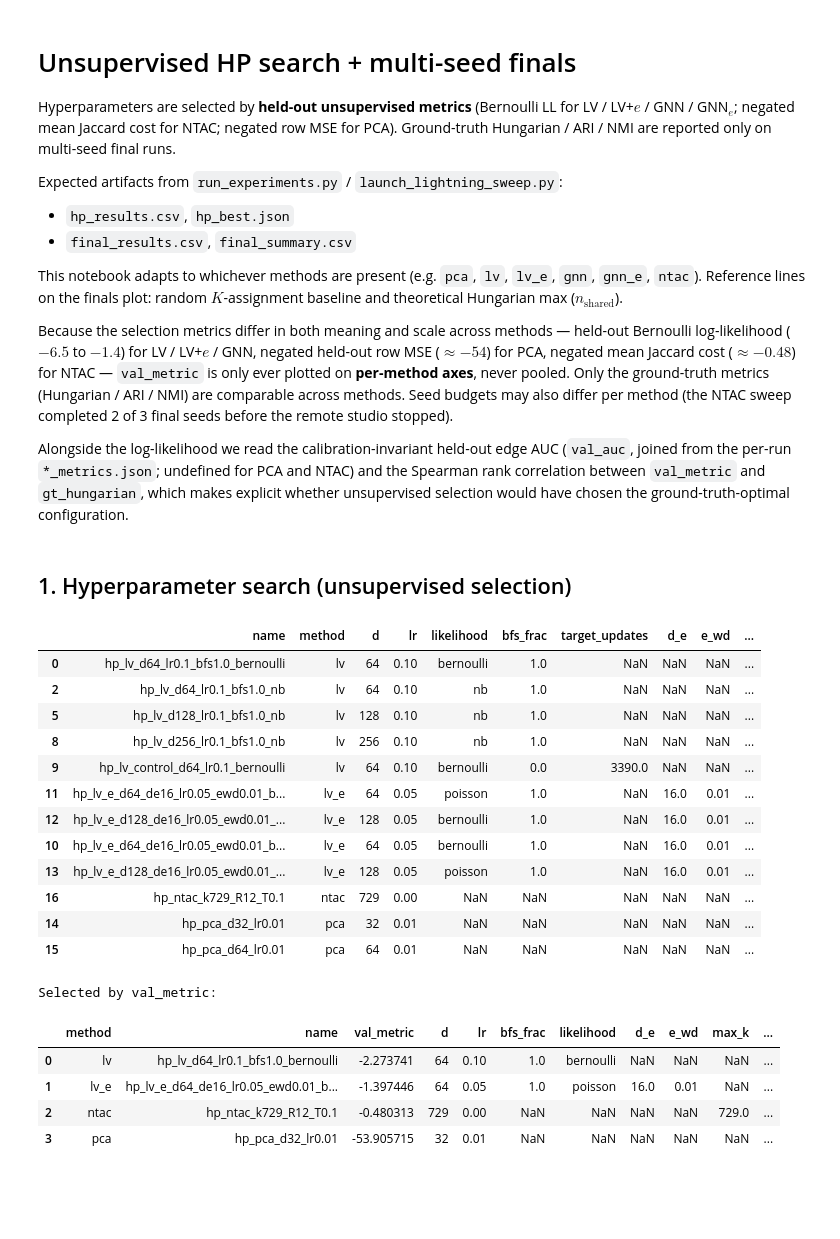
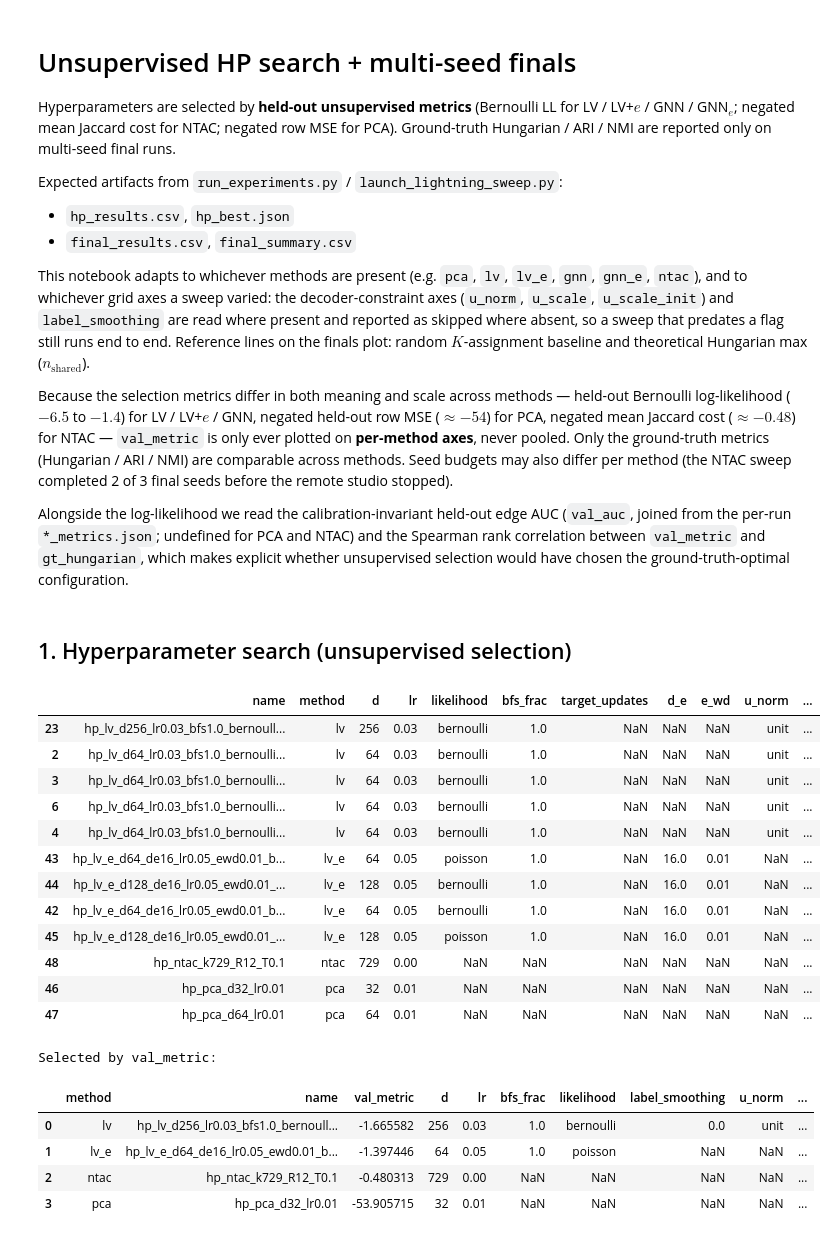
Before and after one commit to kyunghyuncho/flywrite-cell-types, a Jupyter notebook: inspect_sweep_results.ipynb, the cells around one changed output. Saved outputs shown, nothing was run; the diff lists cells and outputs as text; code cells hidden in the pictures; blank space fills up the shorter version.

```diff
--- a/inspect_sweep_results.ipynb
+++ b/inspect_sweep_results.ipynb
@@ -7,7 +7,7 @@ Expected artifacts from `run_experiments.py` / `launch_lightning_sweep.py`:
 - `hp_results.csv`, `hp_best.json`
 - `final_results.csv`, `final_summary.csv`
 
-This notebook adapts to whichever methods are present (e.g. `pca`, `lv`, `lv_e`, `gnn`, `gnn_e`, `ntac`). Reference lines on the finals plot: random $K$-assignment baseline and theoretical Hungarian max ($n_{\mathrm{shared}}$).
+This notebook adapts to whichever methods are present (e.g. `pca`, `lv`, `lv_e`, `gnn`, `gnn_e`, `ntac`), and to whichever grid axes a sweep varied: the decoder-constraint axes (`u_norm`, `u_scale`, `u_scale_init`) and `label_smoothing` are read where present and reported as skipped where absent, so a sweep that predates a flag still runs end to end. Reference lines on the finals plot: random $K$-assignment baseline and theoretical Hungarian max ($n_{\mathrm{shared}}$).
 
 Because the selection metrics differ in both meaning and scale across methods — held-out Bernoulli log-likelihood ($-6.5$ to $-1.4$) for LV / LV+$e$ / GNN, negated held-out row MSE ($\approx -54$) for PCA, negated mean Jaccard cost ($\approx -0.48$) for NTAC — `val_metric` is only ever plotted on **per-method axes**, never pooled. Only the ground-truth metrics (Hungarian / ARI / NMI) are comparable across methods. Seed budgets may also differ per method (the NTAC sweep completed 2 of 3 final seeds before the remote studio stopped).
 
@@ -53,54 +102,67 @@ def attach_val_auc(df: pd.DataFrame) -> pd.DataFrame:
 
     ``val_auc`` is written by the LV / LV+e / GNN trainers but is not part of the
     aggregated CSVs; PCA and NTAC leave it undefined.
     """
     auc = {
         p.name[: -len("_metrics.json")]: json.loads(p.read_text()).get("val_auc")
         for p in Path(".").glob("*_metrics.json")
     }
-    df["val_auc"] = df["name"].map(auc)
+    joined = df["name"].map(auc)
+    # Newer sweeps carry val_auc in the aggregated table already; keep it where the
+    # per-run JSON is no longer on disk rather than overwriting it with NaN.
+    df["val_auc"] = joined.combine_first(df["val_auc"]) if "val_auc" in df.columns else joined
     return df
 
 
 hp = attach_val_auc(hp)
 HP_COLS = [
     c
     for c in [
         "name", "method", "d", "lr", "likelihood", "bfs_frac", "target_updates",
-        "d_e", "e_wd", "val_metric", "val_auc", "gt_hungarian", "gt_ari", "gt_nmi",
+        "d_e", "e_wd", "layers", "u_norm", "u_scale", "u_scale_init", "label_smoothing",
+        "val_metric", "val_auc", "gt_hungarian", "gt_ari", "gt_nmi",
+    ]
+    if c in hp.columns
+]
+# Diagnostics of the decoder itself, reported per run but not part of the grid.
+DIAG_COLS = [
+    c
+    for c in [
+        "max_abs_train_logit", "decoder_bias", "u_scale_value", "u_scale_value_max",
+        "best_epoch", "last_epoch", "last_gt_hungarian", "skipped_updates",
     ]
     if c in hp.columns
 ]
 display(
     hp.sort_values(["method", "val_metric"], ascending=[True, False])
     .groupby("method")
     .head(5)[HP_COLS]
 )
 print("Selected by val_metric:")
 display(pd.DataFrame([
     {"method": m, "name": v["name"], "val_metric": v["val_metric"], **v["hyperparams"]}
     for m, v in best.items()
 ]))
 # %% [output]
-|  | name | method | d | lr | likelihood | bfs_frac | target_updates | d_e | e_wd | ... |
-| 0 | hp_lv_d64_lr0.1_bfs1.0_bernoulli | lv | 64 | 0.10 | bernoulli | 1.0 | NaN | NaN | NaN | ... |
-| 2 | hp_lv_d64_lr0.1_bfs1.0_nb | lv | 64 | 0.10 | nb | 1.0 | NaN | NaN | NaN | ... |
-| 5 | hp_lv_d128_lr0.1_bfs1.0_nb | lv | 128 | 0.10 | nb | 1.0 | NaN | NaN | NaN | ... |
-| 8 | hp_lv_d256_lr0.1_bfs1.0_nb | lv | 256 | 0.10 | nb | 1.0 | NaN | NaN | NaN | ... |
-| 9 | hp_lv_control_d64_lr0.1_bernoulli | lv | 64 | 0.10 | bernoulli | 0.0 | 3390.0 | NaN | NaN | ... |
-| 11 | hp_lv_e_d64_de16_lr0.05_ewd0.01_b... | lv_e | 64 | 0.05 | poisson | 1.0 | NaN | 16.0 | 0.01 | ... |
-| 12 | hp_lv_e_d128_de16_lr0.05_ewd0.01_... | lv_e | 128 | 0.05 | bernoulli | 1.0 | NaN | 16.0 | 0.01 | ... |
-| 10 | hp_lv_e_d64_de16_lr0.05_ewd0.01_b... | lv_e | 64 | 0.05 | bernoulli | 1.0 | NaN | 16.0 | 0.01 | ... |
-| 13 | hp_lv_e_d128_de16_lr0.05_ewd0.01_... | lv_e | 128 | 0.05 | poisson | 1.0 | NaN | 16.0 | 0.01 | ... |
-| 16 | hp_ntac_k729_R12_T0.1 | ntac | 729 | 0.00 | NaN | NaN | NaN | NaN | NaN | ... |
-| 14 | hp_pca_d32_lr0.01 | pca | 32 | 0.01 | NaN | NaN | NaN | NaN | NaN | ... |
-| 15 | hp_pca_d64_lr0.01 | pca | 64 | 0.01 | NaN | NaN | NaN | NaN | NaN | ... |
+|  | name | method | d | lr | likelihood | bfs_frac | target_updates | d_e | e_wd | u_norm | ... |
+| 23 | hp_lv_d256_lr0.03_bfs1.0_bernoull... | lv | 256 | 0.03 | bernoulli | 1.0 | NaN | NaN | NaN | unit | ... |
+| 2 | hp_lv_d64_lr0.03_bfs1.0_bernoulli... | lv | 64 | 0.03 | bernoulli | 1.0 | NaN | NaN | NaN | unit | ... |
+| 3 | hp_lv_d64_lr0.03_bfs1.0_bernoulli... | lv | 64 | 0.03 | bernoulli | 1.0 | NaN | NaN | NaN | unit | ... |
+| 6 | hp_lv_d64_lr0.03_bfs1.0_bernoulli... | lv | 64 | 0.03 | bernoulli | 1.0 | NaN | NaN | NaN | unit | ... |
+| 4 | hp_lv_d64_lr0.03_bfs1.0_bernoulli... | lv | 64 | 0.03 | bernoulli | 1.0 | NaN | NaN | NaN | unit | ... |
+| 43 | hp_lv_e_d64_de16_lr0.05_ewd0.01_b... | lv_e | 64 | 0.05 | poisson | 1.0 | NaN | 16.0 | 0.01 | NaN | ... |
+| 44 | hp_lv_e_d128_de16_lr0.05_ewd0.01_... | lv_e | 128 | 0.05 | bernoulli | 1.0 | NaN | 16.0 | 0.01 | NaN | ... |
+| 42 | hp_lv_e_d64_de16_lr0.05_ewd0.01_b... | lv_e | 64 | 0.05 | bernoulli | 1.0 | NaN | 16.0 | 0.01 | NaN | ... |
+| 45 | hp_lv_e_d128_de16_lr0.05_ewd0.01_... | lv_e | 128 | 0.05 | poisson | 1.0 | NaN | 16.0 | 0.01 | NaN | ... |
+| 48 | hp_ntac_k729_R12_T0.1 | ntac | 729 | 0.00 | NaN | NaN | NaN | NaN | NaN | NaN | ... |
+| 46 | hp_pca_d32_lr0.01 | pca | 32 | 0.01 | NaN | NaN | NaN | NaN | NaN | NaN | ... |
+| 47 | hp_pca_d64_lr0.01 | pca | 64 | 0.01 | NaN | NaN | NaN | NaN | NaN | NaN | ... |
 Selected by val_metric:
-|  | method | name | val_metric | d | lr | bfs_frac | likelihood | d_e | e_wd | max_k | ... |
-| 0 | lv | hp_lv_d64_lr0.1_bfs1.0_bernoulli | -2.273741 | 64 | 0.10 | 1.0 | bernoulli | NaN | NaN | NaN | ... |
-| 1 | lv_e | hp_lv_e_d64_de16_lr0.05_ewd0.01_b... | -1.397446 | 64 | 0.05 | 1.0 | poisson | 16.0 | 0.01 | NaN | ... |
-| 2 | ntac | hp_ntac_k729_R12_T0.1 | -0.480313 | 729 | 0.00 | NaN | NaN | NaN | NaN | 729.0 | ... |
-| 3 | pca | hp_pca_d32_lr0.01 | -53.905715 | 32 | 0.01 | NaN | NaN | NaN | NaN | NaN | ... |
+|  | method | name | val_metric | d | lr | bfs_frac | likelihood | label_smoothing | u_norm | ... |
+| 0 | lv | hp_lv_d256_lr0.03_bfs1.0_bernoull... | -1.665582 | 256 | 0.03 | 1.0 | bernoulli | 0.0 | unit | ... |
+| 1 | lv_e | hp_lv_e_d64_de16_lr0.05_ewd0.01_b... | -1.397446 | 64 | 0.05 | 1.0 | poisson | NaN | NaN | ... |
+| 2 | ntac | hp_ntac_k729_R12_T0.1 | -0.480313 | 729 | 0.00 | NaN | NaN | NaN | NaN | ... |
+| 3 | pca | hp_pca_d32_lr0.01 | -53.905715 | 32 | 0.01 | NaN | NaN | NaN | NaN | ... |
 # %%
 # `val_metric` is method-specific (Bernoulli LL, negated row MSE, negated mean
 # Jaccard cost), so every method gets its own x-axis: values are NOT comparable
```
Also changed, not shown: parts of 10 cells of this notebook, 1 other file.
